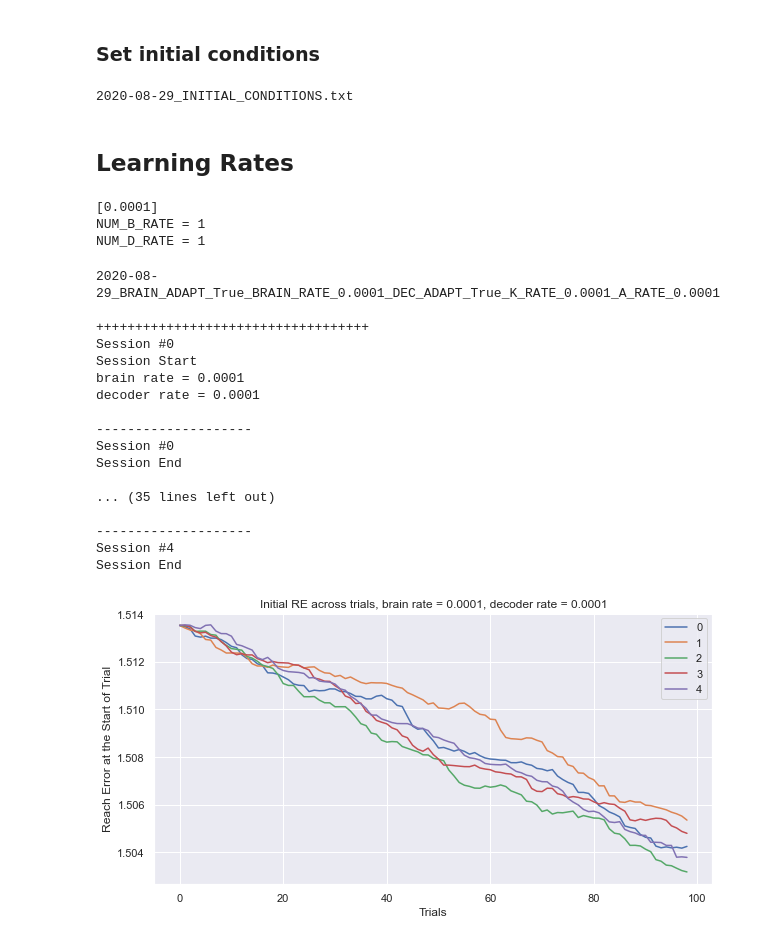
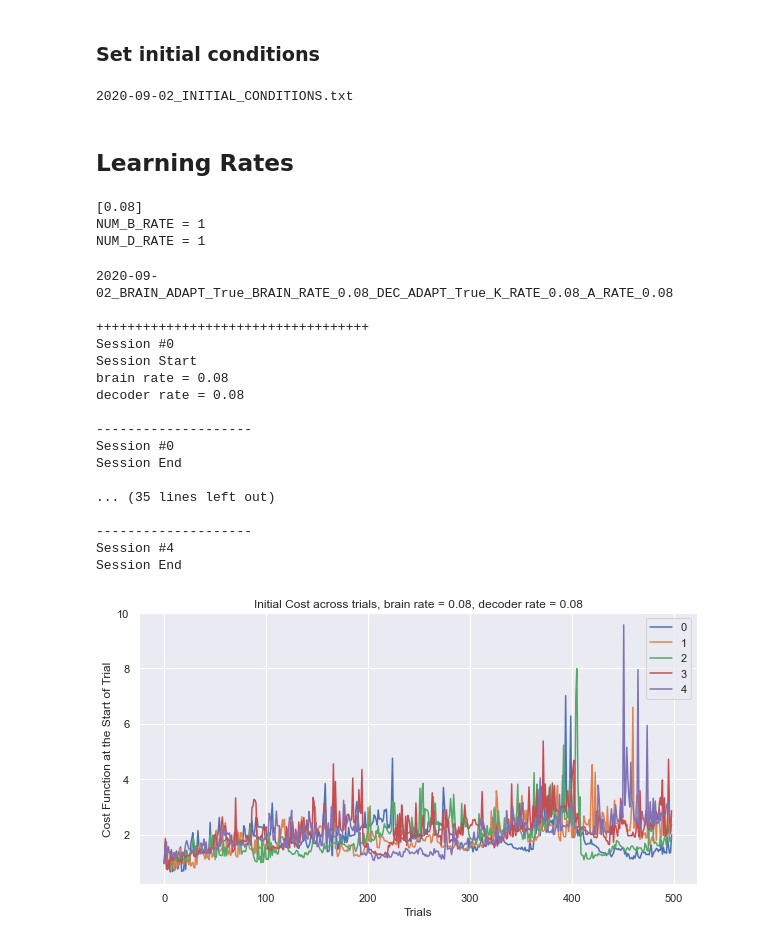
Before and after one commit to mmadduri/BMI_Model, a Jupyter notebook: BMIModel_AdaptiveDecoder_scalar.ipynb, the cells around one changed output. Drawn from its saved outputs; the diff is of its cells as text; code cells hidden in the pictures.

```diff
--- a/BMIModel_AdaptiveDecoder_scalar.ipynb
+++ b/BMIModel_AdaptiveDecoder_scalar.ipynb
@@ -210,6 +214,8 @@ decoder penalty cost = $\sigma_{k}||K||^2$
 Joint cost = $||y-\tau||^2 + \sigma_{w}||W||^2 + \sigma_{k}||K||^2$
 
 NOTE: 1/2 multiplied to make the derivative math easier
+# %%
+SIGMA = 0.7
 # %%
 ####################
 # Reach error
@@ -396,7 +402,9 @@ def calcNextBrain(brain_params, decoder_params, targ_vect, num_iter):
 
 def findNextTarget(curr_cursor, prev_targ):
     ## random
-#     x_pos = int(np.random.random_sample()*10)
-    x_pos = 1
+    x_pos = 2*np.random.random_sample()
+#     x_pos = 1
+#     if np.random.random() < 0.5:
+#         x_pos = -1
 
     return np.array( [x_pos] )
@@ -449,7 +463,7 @@ print("b =" + str(BASELINE))
 # decoder initial paramters
 # IDEAL: y = a + Kf = a + K(b + Wt) = a + Kb + KWt
 # in order for y = t, want: a + Kb --> 0 and KW --> Identity matx
-K_MATX = np.random.random_sample( (NUM_DIM, NUM_NEURONS) )*2 # random float [0, 1)
+K_MATX = np.random.random_sample((NUM_DIM, NUM_NEURONS)) # random float [0, 1)
 # A_VECT = (-np.matmul(K_MATX, BASELINE))
 A_VECT = -np.random.random_sample((NUM_DIM))*0
 print("K MATX = " + str(K_MATX))
@@ -457,11 +471,12 @@ print("A = " + str(A_VECT))
 
 # lambda
 lambda_init = np.zeros((NUM_NEURONS, NUM_LAMBDA))
-W_init = np.linalg.pinv(K_MATX)
-W_rand = 0*np.random.random_sample( (NUM_NEURONS, NUM_DIM) )
-W_init = W_init + W_rand
+# W_init = 0*np.linalg.pinv(K_MATX)
+# W_rand = np.random.random_sample( (NUM_NEURONS, NUM_DIM) )
+# W_init = W_init + W_rand
+W_init = np.random.random_sample( (NUM_NEURONS, NUM_DIM) )
 lambda_init[:, 0] = np.array([BASELINE])        # lambda[0] = baseline
-lambda_init[:, 1:3] = W_init
+lambda_init[:, 1:NUM_LAMBDA] = W_init
 print("lambda init = ")
 print(lambda_init)
 
@@ -517,14 +532,14 @@ sys.stdout.close()
 ## Restore sys.stdout to our old saved file handler
 sys.stdout = stdout_fileno
 # %% [output]
-2020-08-29_INITIAL_CONDITIONS.txt
+2020-09-02_INITIAL_CONDITIONS.txt
 # %% [markdown]
 ## Learning Rates
 # %%
-NUM_TRIALS = 100
+NUM_TRIALS = 500
 NUM_RUNS = 2 # Has to be >1 # 2 = goes through the trial for target once
 NUM_SESSIONS = 5
-rate_list = [1e-4]
+rate_list = [8e-2]
 # rate_list = [3e-4]
 print(rate_list)
 # dec_rate_list = (np.logspace(-2, -6, 11))
@@ -545,10 +560,10 @@ lambda_trial = np.zeros( (NUM_NEURONS, NUM_LAMBDA, NUM_TRIALS, NUM_SESSIONS) )
 fr_trial = np.zeros( (NUM_NEURONS, 1, NUM_TRIALS) )
 a_trial = np.zeros( (NUM_DIM, NUM_TRIALS, NUM_SESSIONS) )
 k_trial = np.zeros( (NUM_DIM, NUM_NEURONS, NUM_TRIALS, NUM_SESSIONS) )
-re_startT = np.zeros( (NUM_TRIALS, NUM_SESSIONS) )
-re_endT = np.zeros( (NUM_TRIALS, NUM_SESSIONS) )
+cost_startT = np.zeros( (NUM_TRIALS, NUM_SESSIONS) )
+cost_endT = np.zeros( (NUM_TRIALS, NUM_SESSIONS) )
 # %% [output]
-[0.0001]
+[0.08]
 NUM_B_RATE = 1
 NUM_D_RATE = 1
 # %%
@@ -632,7 +647,7 @@ for lambda_rate in rate_list:
                 brain_vars = ( fr_trial[:, :, iT],  target_trial[:, :, iT, iS], lambda_trial[:, :, iT, iS] )
                 cost_func_params = (decoder_vals, brain_vars)
 
-                re_startT[iT, iS] = joint_costFunc(cost_func_params)
+                cost_startT[iT, iS] = joint_costFunc(cost_func_params)
 
         #         (a_vect_in, k_matx_in) = decoder_params
                 cursor_start[ :, :, iT, iS] =  (decoder_findY(decoder_vals, brain_vars))
@@ -661,7 +676,7 @@ for lambda_rate in rate_list:
                 # see how the updated decoder and brain paramters have done with the current
                 # target position (so target at trial = iT)
                 cost_func_params = (decoder_vals, brain_vars)
-                re_run = np.array(joint_costFunc(cost_func_params))
+                cost_run = np.array(joint_costFunc(cost_func_params))
 
                 # So what are the end trial metrics?
                 if (KW_ONLY):
@@ -672,7 +687,7 @@ for lambda_rate in rate_list:
 #                 print("lambda end of trial = " + str(lambda_run))
 #                 print("cursor end = " + str(cursor_end[:, :, iT, iS]) )
 
-                re_endT[iT, iS] = re_run
+                cost_endT[iT, iS] = cost_run
 #                 print("re end = " + str(re_endT[iT, iS]))
 
                 # update the parameters
@@ -687,11 +702,11 @@ for lambda_rate in rate_list:
                 target_trial[:, 0, iT + 1, iS] = findNextTarget( cursor_end[:, :, iT, iS], target_trial[:, :, iT, iS] )
 
             plt.figure(2*pidx + 1, figsize=(fig_x, fig_y))
-            plt.plot(np.arange(0, NUM_TRIALS-1, 1), re_startT[0:len(re_startT)-1, iS], label = '' + str(iS))
+            plt.plot(np.arange(0, NUM_TRIALS-1, 1), cost_startT[0:len(cost_startT)-1, iS], label = '' + str(iS))
             plt.legend()
             plt.xlabel('Trials')
-            plt.ylabel('Reach Error at the Start of Trial')
-            plt.title('Initial RE across trials, brain rate = ' + str(lambda_rate) + ", decoder rate = " + str(dec_rate))
+            plt.ylabel('Cost Function at the Start of Trial')
+            plt.title('Initial Cost across trials, brain rate = ' + str(lambda_rate) + ", decoder rate = " + str(dec_rate))
 
             print("")
             print("--------------------")
@@ -710,39 +725,39 @@ for lambda_rate in rate_list:
         # and the datafiles after loading them
 
         # k_trial
         save(filename + '_Decoder_K_data.npy', k_trial)
         # a_trial
         save(filename + '_Decoder_A_data.npy', a_trial)
         # lambda_trial
         save(filename + '_Brain_lambda_data.npy', lambda_trial)
         # cursor_start
         save(filename + '_Trial_cursor_start_data.npy', cursor_start)
         # cursor_end
         save(filename + '_Trial_cursor_end_data.npy', cursor_end)
         # target_trial
         save(filename + '_Trial_target_data.npy', target_trial)
         # reach error
-        save(filename + '_Trial_reacherror_start_data.npy', re_startT)
-        save(filename + '_Trial_reacherror_end_data.npy', re_endT)
+        save(filename + '_Trial_cost_start_data.npy', cost_startT)
+        save(filename + '_Trial_cost_end_data.npy', cost_endT)
 # %% [output]
-2020-08-29_BRAIN_ADAPT_True_BRAIN_RATE_0.0001_DEC_ADAPT_True_K_RATE_0.0001_A_RATE_0.0001
+2020-09-02_BRAIN_ADAPT_True_BRAIN_RATE_0.08_DEC_ADAPT_True_K_RATE_0.08_A_RATE_0.08
 
 +++++++++++++++++++++++++++++++++++
 Session #0
 Session Start
-brain rate = 0.0001
-decoder rate = 0.0001
+brain rate = 0.08
+decoder rate = 0.08
 
 --------------------
 Session #0
 Session End
 
 ... (35 lines left out)
 
 --------------------
 Session #4
 Session End
-[figure, old version]
+[figure, new version]
 # %%
 x = 0
 y = 1
```
Also changed, not shown: parts of 22 cells of this notebook, 5 other files.
